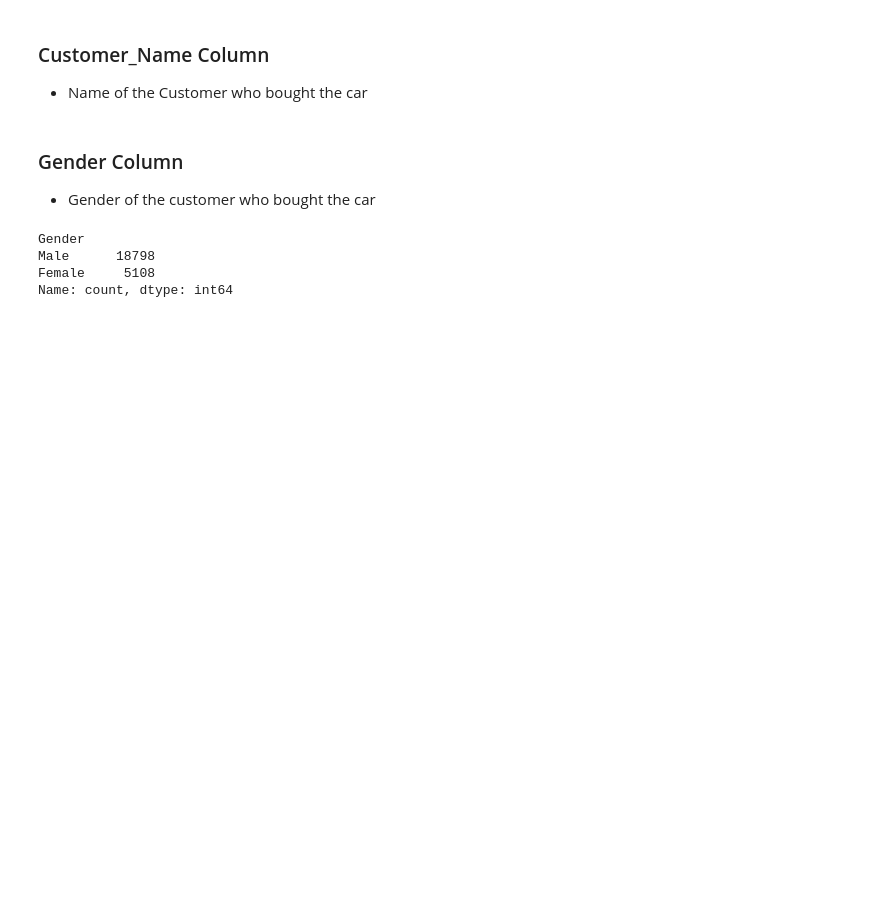
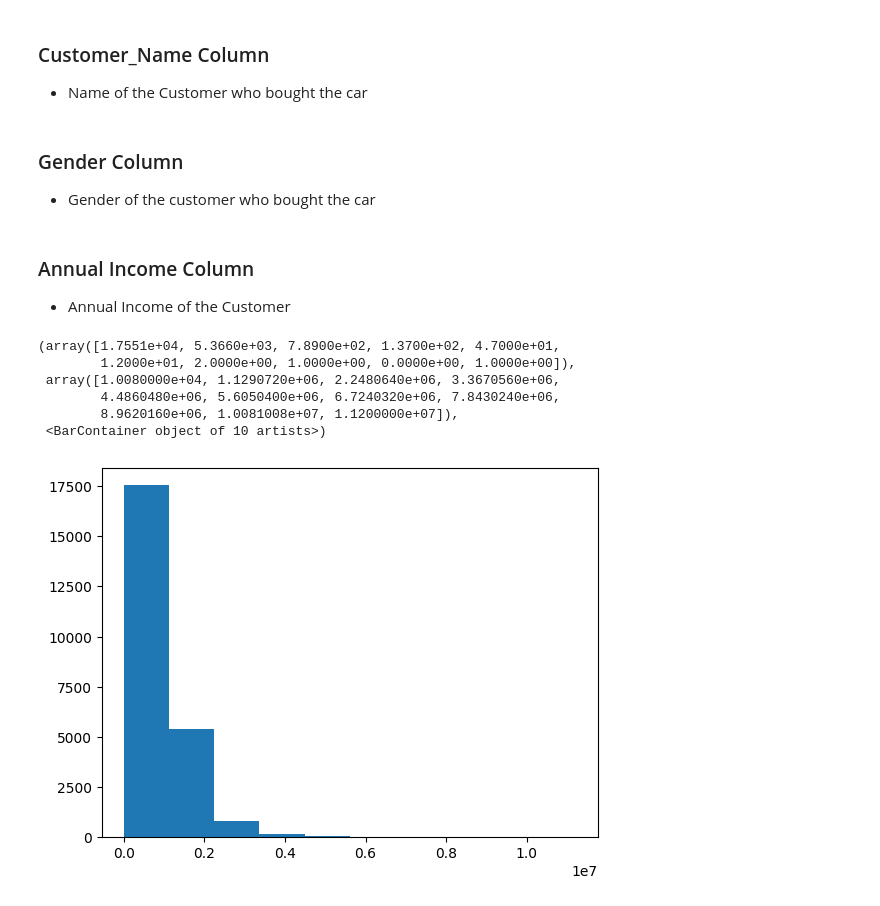
Before and after one commit to cillianmurphy45/Data-Warehouse-Creation, a Jupyter notebook: Data_Cleaning_and_Transformation_for_Data_Warehouse.ipynb, the cells around one changed output. Drawn from its saved outputs; the diff is of its cells as text; code cells hidden in the pictures; blank space fills up the shorter version.

```diff
--- a/Data_Cleaning_and_Transformation_for_Data_Warehouse.ipynb
+++ b/Data_Cleaning_and_Transformation_for_Data_Warehouse.ipynb
@@ -68,9 +70,37 @@ car_sales_data["Customer_Name"] = car_sales_data["Customer_Name"].astype("string
 ### Gender Column
 - Gender of the customer who bought the car
 # %%
-car_sales_data["Gender"].value_counts()
+# Looks like a lot of customer gender is incorrect showing that the customer is male but the name is a female name so will try change as many as possible
+car_sales_data[["Gender","Customer_Name"]].value_counts()
+
+# Creating a count of all names that are currently classed as Male
+male_customers = car_sales_data[["Gender","Customer_Name"]][car_sales_data["Gender"] == "Male"].value_counts()
+
+# List of names that are currently classed as male
+male_to_female = [
+    "Nicole","Zoey","Aria","Allison","Sofia","Amber","Alexandra","Jessica","Lena","Layla","Eli","Mathilde","Ava","Audrey","Stella","Kaylee","Fatima","Sophie","Sara",
+    "Anna","Naomi","Kylie","Abigail","Lily","Arianna","Emily","Brianna","Grace","Isabella","Hannah","Rachel","Elizabeth","Kayla","Christina","Kaitlyn","Amanda",
+    "Sophia","Lola","Ariana","Julia","Ashley","Rebecca","Jasmine","Natalie","Samantha","Alyssa","Amelia","Maya","Juliette","Melanie","Mia","Hailey","Michelle",
+    "Lauren","Emma","Chloe", "Lea", "Sarah","Camille","Laura","Eva", "Jade","Avery","Zoe","Ariel","Alice","Julie","Charlotte","Clara","Angelina", "Olivia",
+    "Victoria", "Leah","Madison", "Isabel", "Claire", "Elena", "Ella","Marie","Nina","Savannah","Gabriella","Laila", "Sabrina","Katherine","Vanessa","Bella",
+    "Mackenzie", "Isabelle", "Leila", "Gianna", "Evelyn", "Aisha", "Madelyn", "Kate", "Peyton", "Fiona", "Khloe", "Annabelle", "Makayla", "Madeline", "Caroline",
+    "Amy", "Melody", "Penelope", "Skylar", "Alicia", "Paige", "Sydney", "Pauline", "Aubrey", "Katelyn", "Elise", "Rose", "Natalia", "Catherine", "Alina", "Jennifer",
+    "Esther", "Gia", "Margot", "Alexa", "Maryam", "Lucia", "Mikayla", "Iris", "Jocelyn", "Mariam", "Vivian", "Cecilia", "Celia", "Serena", "Sienna", "Liana", "Amina",
+    "Danielle", "Chelsea", "Eileen", "Lucie", "Summer", "Alana", "Elisa", "Stephanie", "Joyce", "Megan", "Amandine"]
+
+# Locating names that are in the male to female list and changing their gender to Female
+car_sales_data.loc[(car_sales_data["Customer_Name"].isin(male_to_female)) & (car_sales_data["Gender"] == "Male"), "Gender" ] = "Female"
-# %% [output]
-Gender
-Male      18798
-Female     5108
-Name: count, dtype: int64
+# %% [markdown]
+### Annual Income Column
+- Annual Income of the Customer
+# %%
+# Data is not normally distributed and is right skewed
+plt.hist(car_sales_data["Annual_Income"])
+# %% [output]
+(array([1.7551e+04, 5.3660e+03, 7.8900e+02, 1.3700e+02, 4.7000e+01,
+        1.2000e+01, 2.0000e+00, 1.0000e+00, 0.0000e+00, 1.0000e+00]),
+ array([1.0080000e+04, 1.1290720e+06, 2.2480640e+06, 3.3670560e+06,
+        4.4860480e+06, 5.6050400e+06, 6.7240320e+06, 7.8430240e+06,
+        8.9620160e+06, 1.0081008e+07, 1.1200000e+07]),
+ <BarContainer object of 10 artists>)
+[figure, added]
```
Also changed, not shown: parts of 31 cells of this notebook, 1 other file.
